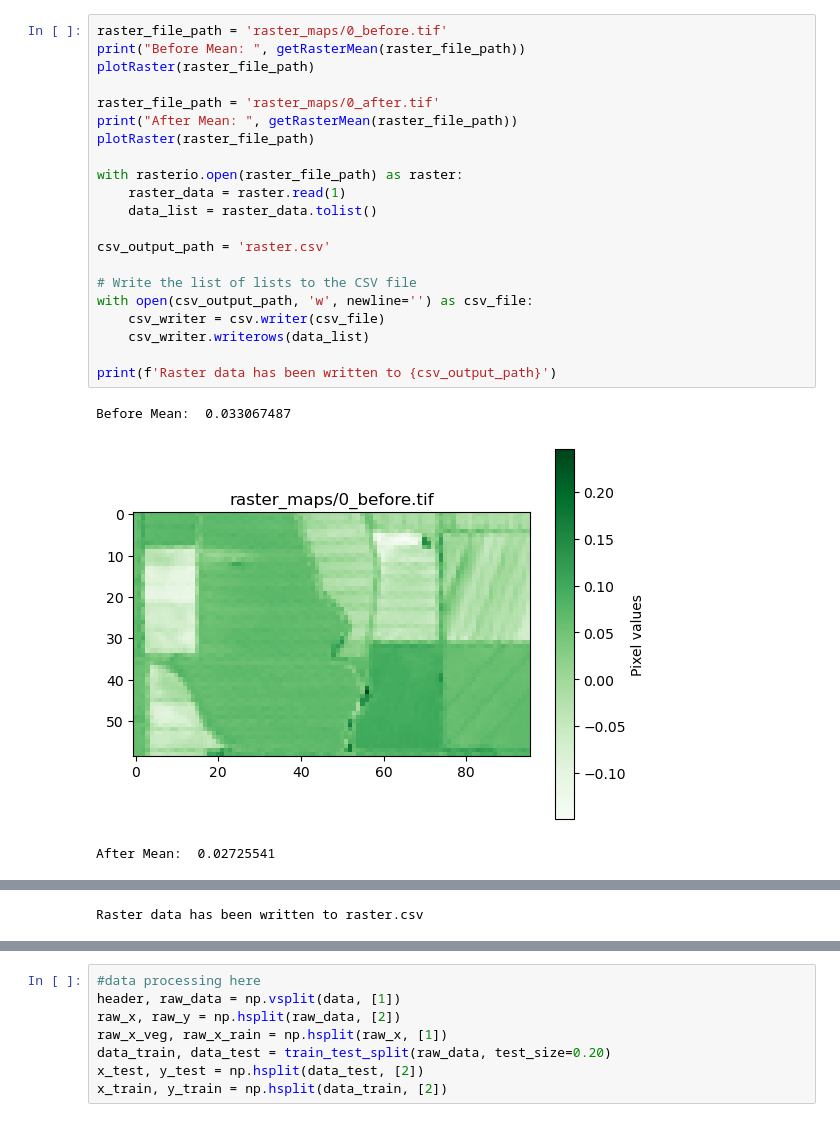
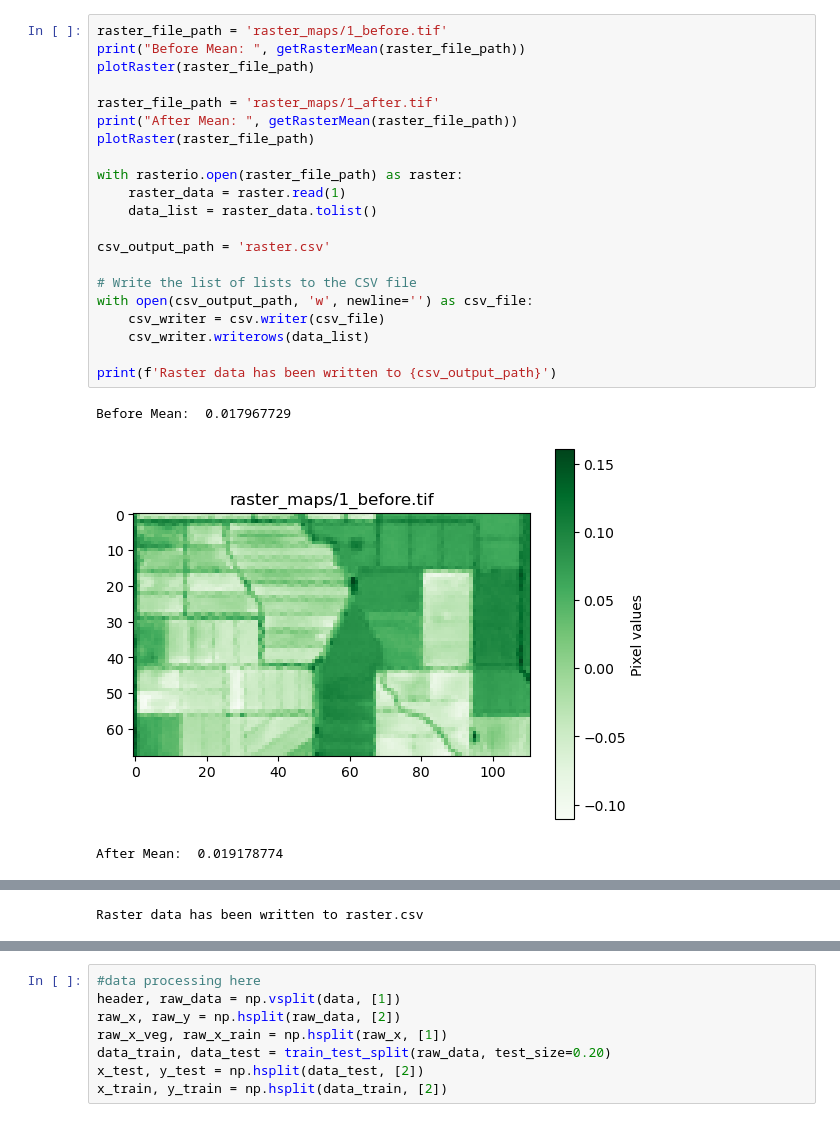
Before and after one commit to jingus-bingus/hackmerced2024, a Jupyter notebook: training.ipynb, the cells around one changed output, grey strips where cells are left out. Drawn from its saved outputs; the diff is of its cells as text.

```diff
--- a/training.ipynb
+++ b/training.ipynb
@@ -60,27 +61,27 @@ def plotRaster(path):
         plt.title(label=path)
         plt.show()
 # %%
-raster_file_path = 'raster_maps/0_before.tif'
+raster_file_path = 'raster_maps/1_before.tif'
 print("Before Mean: ", getRasterMean(raster_file_path))
 plotRaster(raster_file_path)
 
-raster_file_path = 'raster_maps/0_after.tif'
+raster_file_path = 'raster_maps/1_after.tif'
 print("After Mean: ", getRasterMean(raster_file_path))
 plotRaster(raster_file_path)
 
 with rasterio.open(raster_file_path) as raster:
     raster_data = raster.read(1)
     data_list = raster_data.tolist()
 
 csv_output_path = 'raster.csv'
 
 # Write the list of lists to the CSV file
 with open(csv_output_path, 'w', newline='') as csv_file:
     csv_writer = csv.writer(csv_file)
     csv_writer.writerows(data_list)
 
 print(f'Raster data has been written to {csv_output_path}')
 # %% [output]
-Before Mean:  0.033067487
+Before Mean:  0.017967729
-[figure, old version]
+[figure, new version]
-After Mean:  0.02725541
+After Mean:  0.019178774
```
Also changed, not shown: parts of 5 cells of this notebook, 35 other files.
